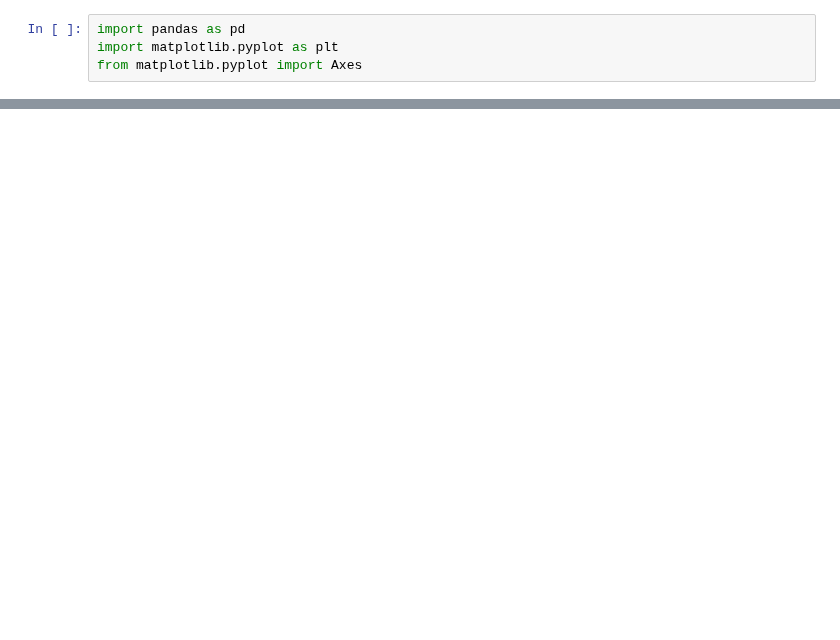
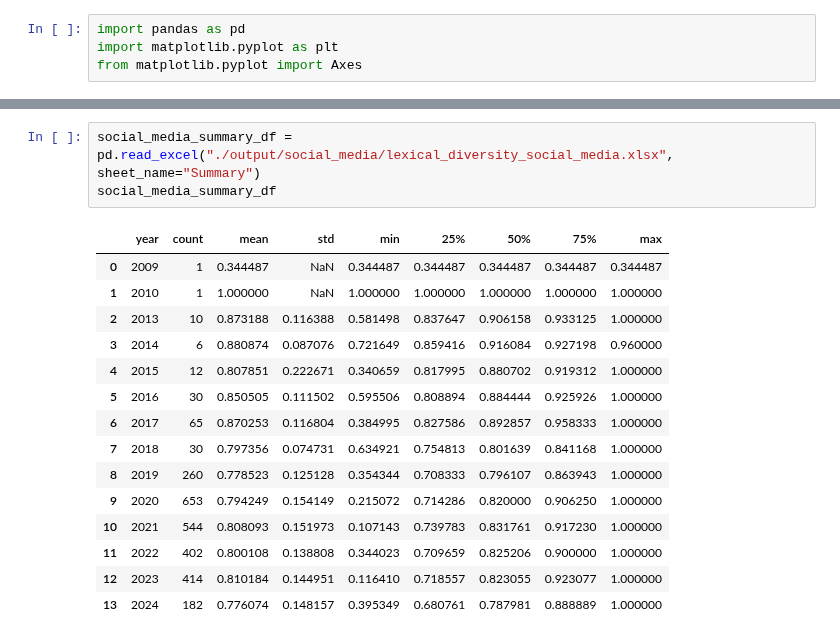
Before and after one commit to sfu-discourse-lab/fake_news_over_time, a Jupyter notebook: lexical_diversity_trendlines.ipynb, the cells around one changed output, grey strips where cells are left out. Drawn from its saved outputs; the diff is of its cells as text; blank space fills up the shorter version.

```diff
--- a/lexical_diversity_graphs.ipynb
+++ b/lexical_diversity_trendlines.ipynb
@@ -29,3 +68,22 @@ social_media_summary_df = get_summary_df(
+# %%
+social_media_summary_df = pd.read_excel("./output/social_media/lexical_diversity_social_media.xlsx", sheet_name="Summary")
+social_media_summary_df
+# %% [output]
+|  | year | count | mean | std | min | 25% | 50% | 75% | max |
+| 0 | 2009 | 1 | 0.344487 | NaN | 0.344487 | 0.344487 | 0.344487 | 0.344487 | 0.344487 |
+| 1 | 2010 | 1 | 1.000000 | NaN | 1.000000 | 1.000000 | 1.000000 | 1.000000 | 1.000000 |
+| 2 | 2013 | 10 | 0.873188 | 0.116388 | 0.581498 | 0.837647 | 0.906158 | 0.933125 | 1.000000 |
+| 3 | 2014 | 6 | 0.880874 | 0.087076 | 0.721649 | 0.859416 | 0.916084 | 0.927198 | 0.960000 |
+| 4 | 2015 | 12 | 0.807851 | 0.222671 | 0.340659 | 0.817995 | 0.880702 | 0.919312 | 1.000000 |
+| 5 | 2016 | 30 | 0.850505 | 0.111502 | 0.595506 | 0.808894 | 0.884444 | 0.925926 | 1.000000 |
+| 6 | 2017 | 65 | 0.870253 | 0.116804 | 0.384995 | 0.827586 | 0.892857 | 0.958333 | 1.000000 |
+| 7 | 2018 | 30 | 0.797356 | 0.074731 | 0.634921 | 0.754813 | 0.801639 | 0.841168 | 1.000000 |
+| 8 | 2019 | 260 | 0.778523 | 0.125128 | 0.354344 | 0.708333 | 0.796107 | 0.863943 | 1.000000 |
+| 9 | 2020 | 653 | 0.794249 | 0.154149 | 0.215072 | 0.714286 | 0.820000 | 0.906250 | 1.000000 |
+| 10 | 2021 | 544 | 0.808093 | 0.151973 | 0.107143 | 0.739783 | 0.831761 | 0.917230 | 1.000000 |
+| 11 | 2022 | 402 | 0.800108 | 0.138808 | 0.344023 | 0.709659 | 0.825206 | 0.900000 | 1.000000 |
+| 12 | 2023 | 414 | 0.810184 | 0.144951 | 0.116410 | 0.718557 | 0.823055 | 0.923077 | 1.000000 |
+| 13 | 2024 | 182 | 0.776074 | 0.148157 | 0.395349 | 0.680761 | 0.787981 | 0.888889 | 1.000000 |
 # %%
 # Create a figure with 4 subplots, consisting of 4 rows and 1 column
 fig, axes = plt.subplots(
```
Also changed, not shown: parts of 7 cells of this notebook, 15 other files.
